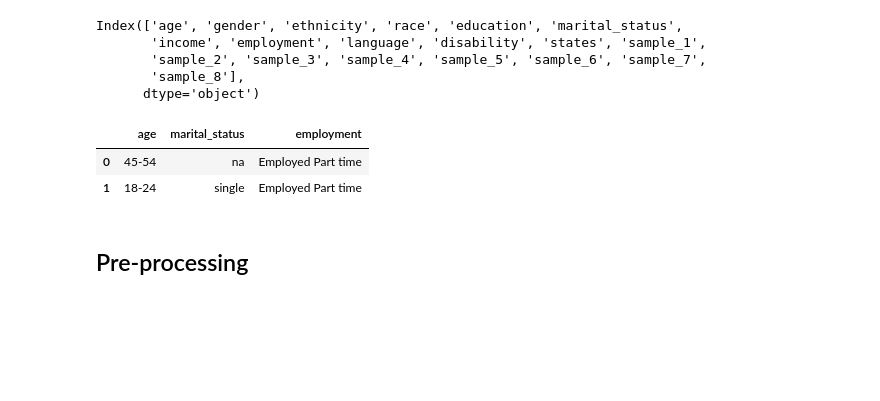
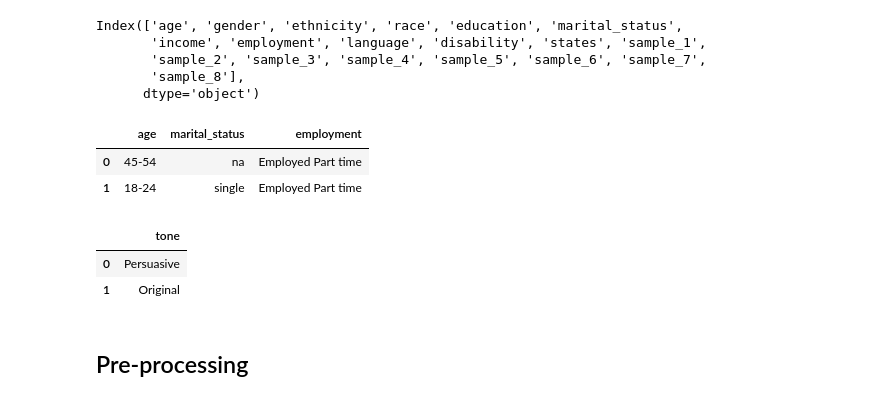
Before and after one commit to esoto15/research-summer-2024, a Jupyter notebook: dimension-reduction/dem-based-clustering.ipynb, the cells around one changed output. Drawn from its saved outputs; the diff is of its cells as text; code cells hidden in the pictures; blank space fills up the shorter version.

```diff
--- a/dimension-reduction/dem-based-clustering.ipynb
+++ b/dimension-reduction/dem-based-clustering.ipynb
@@ -61,3 +61,22 @@ demographics.head(2)
 |  | age | marital_status | employment |
 | 0 | 45-54 | na | Employed Part time |
 | 1 | 18-24 | single | Employed Part time |
+# %%
+df = pd.DataFrame(df)
+
+# Melt the DataFrame to focus on tone samples
+melted_df = pd.melt(df, id_vars=['age', 'gender', 'ethnicity', 'race', 'education',
+                                 'marital_status', 'income', 'employment', 'language',
+                                 'disability', 'states'],
+                     value_vars=['sample_1', 'sample_2', 'sample_3', 'sample_4',
+                                 'sample_5', 'sample_6', 'sample_7', 'sample_8'],
+                     var_name='tone_sample',
+                     value_name='tone')
+# %%
+tones = melted_df[['tone']]
+# %%
+tones.head(2)
+# %% [output]
+|  | tone |
+| 0 | Persuasive |
+| 1 | Original |
```
Also changed, not shown: parts of 11 cells of this notebook, 2 other files.
